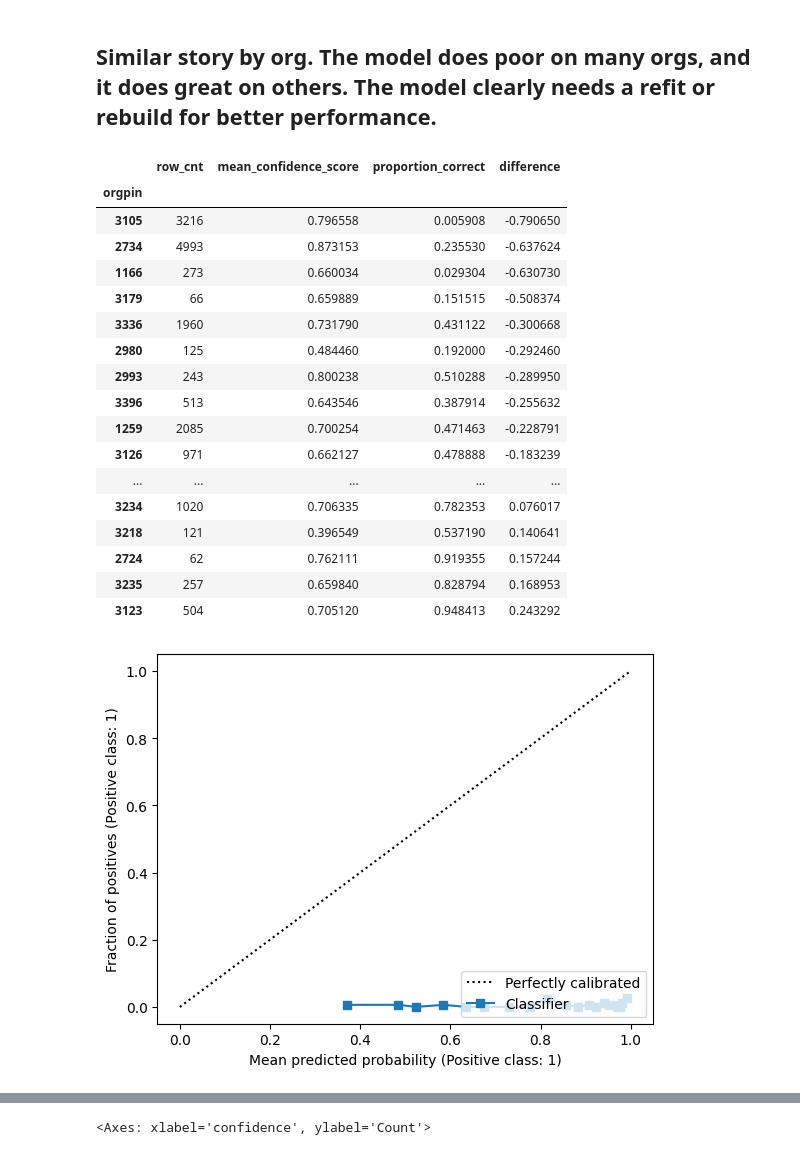
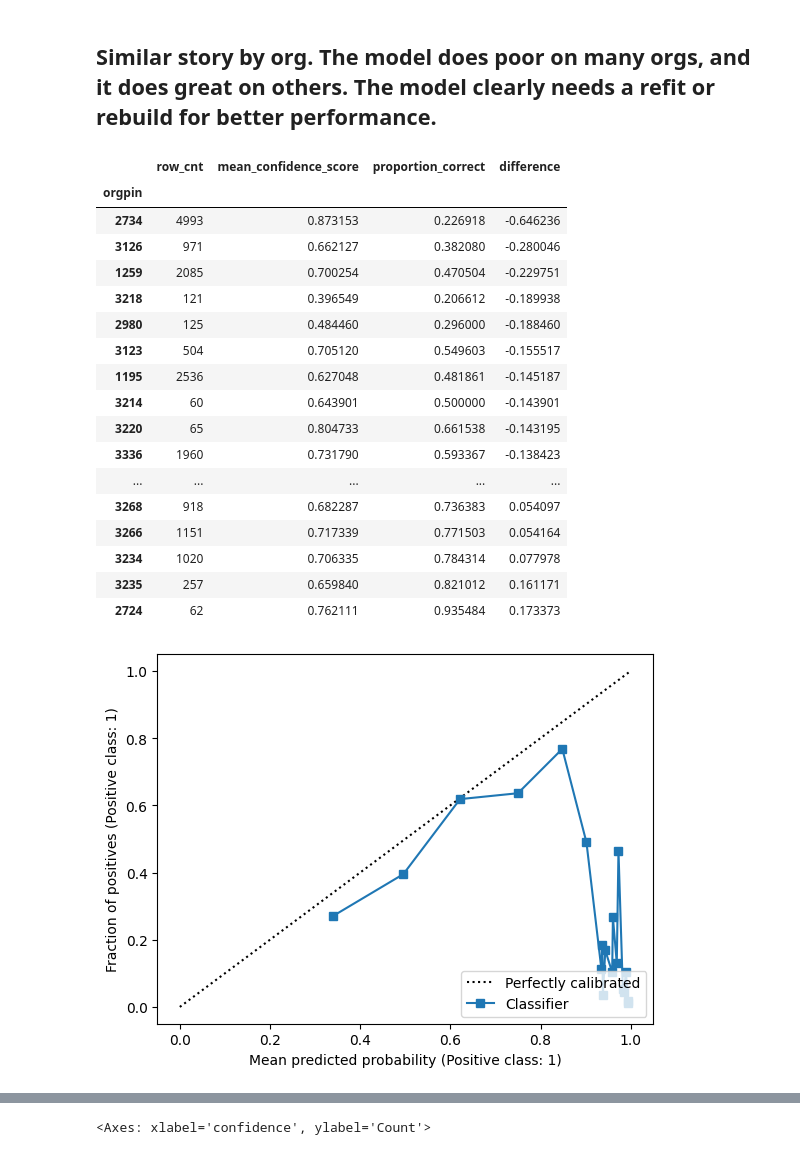
Before and after one commit to sdt-hwallace/confidence-scores, a Jupyter notebook: glacct/glacct_conf_scores.ipynb, the cells around one changed output, grey strips where cells are left out. Saved outputs shown, nothing was run; the diff lists cells and outputs as text; code cells hidden in the pictures.

Commit message:
fix calibration for glacct, no change in overall outlook from analysis

```diff
--- a/glacct/glacct_conf_scores.ipynb
+++ b/glacct/glacct_conf_scores.ipynb
@@ -497,0 +548,5 @@ dtype: int64
+# %%
+dfp['pred_trimmed'] = dfp['prediction']
+for val in stmt_cats:
+    dfp['pred_trimmed'] = dfp['pred_trimmed'].str.replace(val, '')
+dfp.loc[dfp.pred_trimmed=='Unable -  to - Categorize', 'pred_trimmed'] = 'Unable to Categorize'
@@ -497,0 +571,5 @@ dtype: int64
+# %%
+dfp['rev_substr'] = dfp.apply(lambda x: x.review == x.pred_trimmed, axis=1)
+dfp['line_substr'] = dfp.apply(lambda x: x.lineitem == x.pred_trimmed, axis=1)
+dfp['review_na'] = False
+dfp.loc[dfp.review == 'NONE', 'review_na'] = True
@@ -498,6 +589,7 @@ dtype: int64
 # %% [markdown]
 ## Begin Analysis
 # %%
-dfm['label'] = 0
-dfm.loc[dfm.review.isnull(), 'label'] = 1
-dfm = dfm.rename({'probability':'confidence', 'prediction':'label_pred'}, axis=1)
+dfp['label'] = 0
+dfp.loc[(dfp.review_na) & (dfp.line_substr), 'label'] = 1
+dfp.loc[(dfp.review_na==False) & (dfp.rev_substr), 'label'] = 1
+dfp = dfp.rename({'probability':'confidence', 'pred_trimmed':'label_pred'}, axis=1)
@@ -532,7 +643,7 @@ disp.__dict__
  'ax_': <Axes: xlabel='Mean predicted probability (Positive class: 1)', ylabel='Fraction of positives (Positive class: 1)'>,
  'figure_': <Figure size 640x480 with 1 Axes>}
 # %%
-dfm['row_cnt'] = 1
+dfp['row_cnt'] = 1
 # %% [markdown]
 ## When you look at the calibration by label, it's very inconsistent. Some labels have horrible performance, some have great performance, and it's not connected very well to the confidence score.
 
@@ -566,32 +677,32 @@ by_label.loc[by_label.row_cnt>50].sort_values(by=['difference']).to_csv('C:/User
 # %% [markdown]
 ## Similar story by org. The model does poor on many orgs, and it does great on others. The model clearly needs a refit or rebuild for better performance.
 # %%
-by_label = dfm.groupby('orgpin').agg({'row_cnt': 'sum', 'confidence': 'mean', 'label': 'mean'})
+by_label = dfp.groupby('orgpin').agg({'row_cnt': 'sum', 'confidence': 'mean', 'label': 'mean'})
 by_label['difference'] = by_label['label'] - by_label['confidence']
 by_label = by_label.rename(columns={'confidence':'mean_confidence_score','label':'proportion_correct'})
 by_label.loc[by_label.row_cnt>50].sort_values(by=['difference'])
 # %% [output]
 |  | row_cnt | mean_confidence_score | proportion_correct | difference |
 | orgpin |  |  |  |  |
-| 3105 | 3216 | 0.796558 | 0.005908 | -0.790650 |
-| 2734 | 4993 | 0.873153 | 0.235530 | -0.637624 |
-| 1166 | 273 | 0.660034 | 0.029304 | -0.630730 |
-| 3179 | 66 | 0.659889 | 0.151515 | -0.508374 |
-| 3336 | 1960 | 0.731790 | 0.431122 | -0.300668 |
-| 2980 | 125 | 0.484460 | 0.192000 | -0.292460 |
-| 2993 | 243 | 0.800238 | 0.510288 | -0.289950 |
-| 3396 | 513 | 0.643546 | 0.387914 | -0.255632 |
-| 1259 | 2085 | 0.700254 | 0.471463 | -0.228791 |
-| 3126 | 971 | 0.662127 | 0.478888 | -0.183239 |
+| 2734 | 4993 | 0.873153 | 0.226918 | -0.646236 |
+| 3126 | 971 | 0.662127 | 0.382080 | -0.280046 |
+| 1259 | 2085 | 0.700254 | 0.470504 | -0.229751 |
+| 3218 | 121 | 0.396549 | 0.206612 | -0.189938 |
+| 2980 | 125 | 0.484460 | 0.296000 | -0.188460 |
+| 3123 | 504 | 0.705120 | 0.549603 | -0.155517 |
+| 1195 | 2536 | 0.627048 | 0.481861 | -0.145187 |
+| 3214 | 60 | 0.643901 | 0.500000 | -0.143901 |
+| 3220 | 65 | 0.804733 | 0.661538 | -0.143195 |
+| 3336 | 1960 | 0.731790 | 0.593367 | -0.138423 |
 | ... | ... | ... | ... | ... |
-| 3234 | 1020 | 0.706335 | 0.782353 | 0.076017 |
-| 3218 | 121 | 0.396549 | 0.537190 | 0.140641 |
-| 2724 | 62 | 0.762111 | 0.919355 | 0.157244 |
-| 3235 | 257 | 0.659840 | 0.828794 | 0.168953 |
-| 3123 | 504 | 0.705120 | 0.948413 | 0.243292 |
+| 3268 | 918 | 0.682287 | 0.736383 | 0.054097 |
+| 3266 | 1151 | 0.717339 | 0.771503 | 0.054164 |
+| 3234 | 1020 | 0.706335 | 0.784314 | 0.077978 |
+| 3235 | 257 | 0.659840 | 0.821012 | 0.161171 |
+| 2724 | 62 | 0.762111 | 0.935484 | 0.173373 |
 # %%
-client3105 = dfm[dfm.orgpin=='3105']
-disp = CalibrationDisplay.from_predictions(client3105['label'], client3105['confidence'], n_bins=20, strategy='quantile')
+client2734 = dfp[dfp.orgpin=='2734']
+disp = CalibrationDisplay.from_predictions(client2734['label'], client2734['confidence'], n_bins=20, strategy='quantile')
 # %% [output]
-[figure, old version]
+[figure, new version]
 # %%
```
Also changed, not shown: parts of 28 cells of this notebook, 1 other file.
